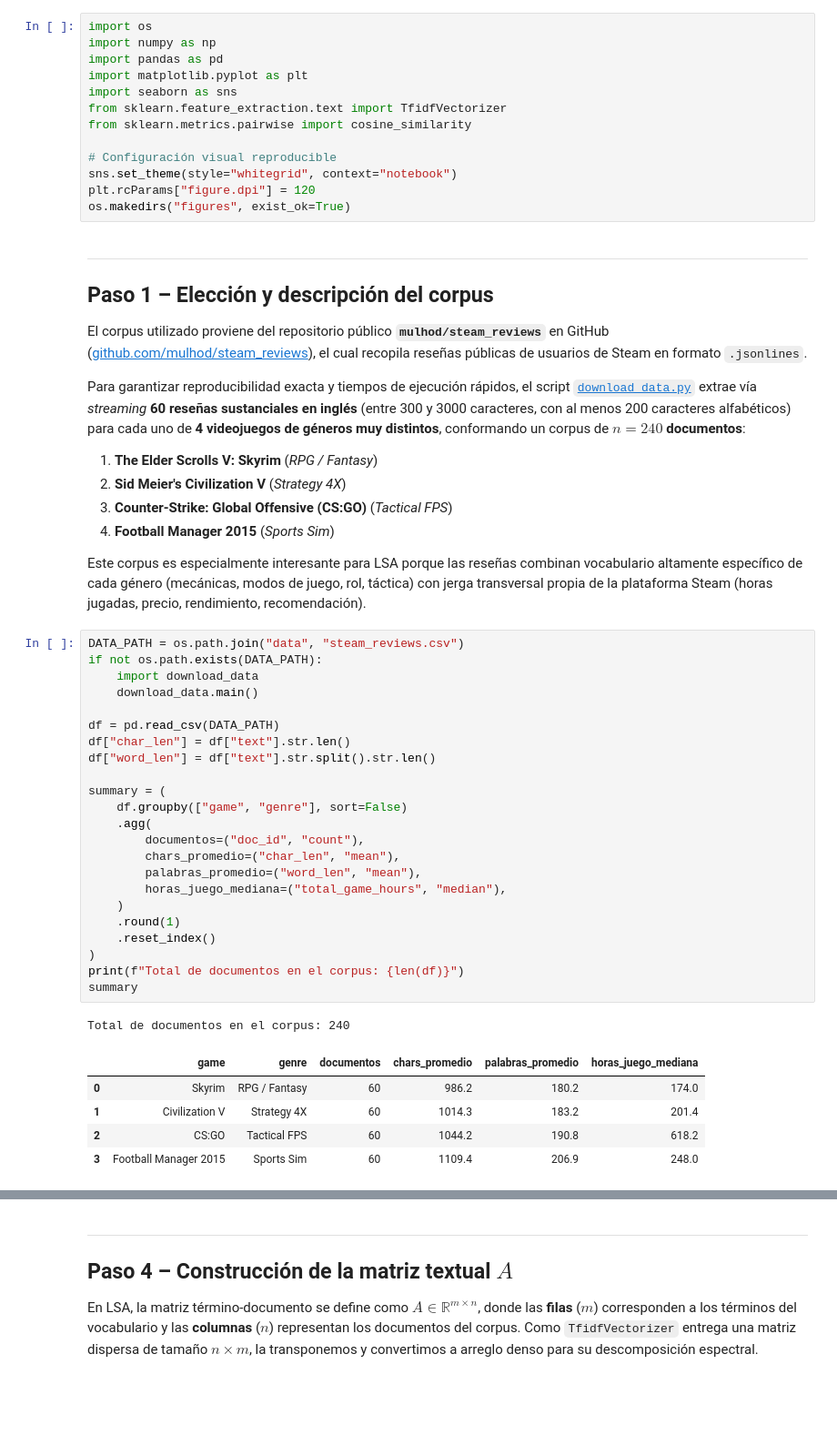
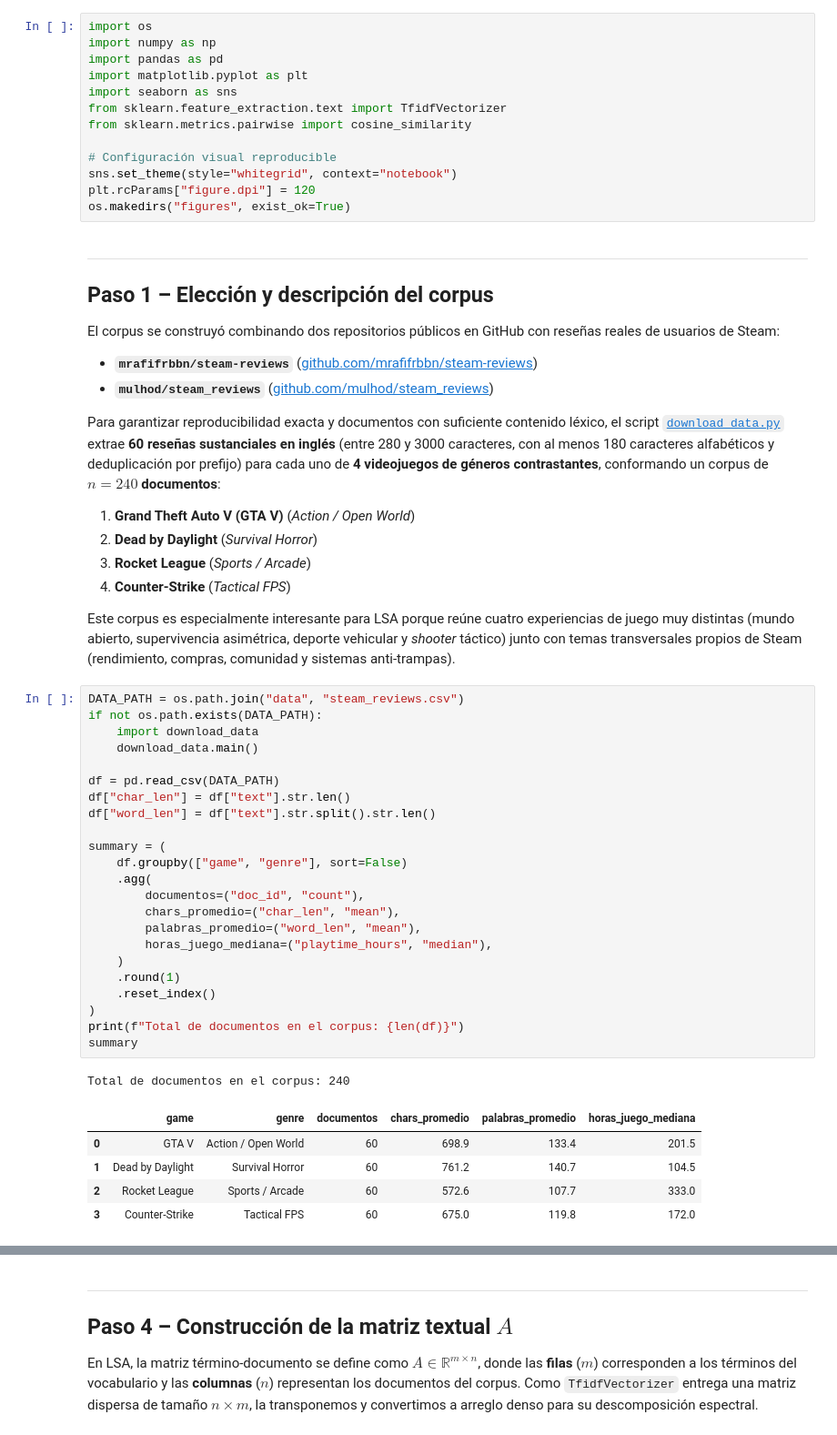
Before and after one commit to BenjaQuijada/Proyecto_algebra, a Jupyter notebook: lsa_steam_reviews.ipynb, the cells around one changed output, grey strips where cells are left out. Shown at 91% size. Saved outputs shown, nothing was run; the diff lists cells and outputs as text; blank space fills up the shorter version.

```diff
--- a/lsa_steam_reviews.ipynb
+++ b/lsa_steam_reviews.ipynb
@@ -22,46 +22,48 @@ os.makedirs("figures", exist_ok=True)
 ---
 ## Paso 1 – Elección y descripción del corpus
 
-El corpus utilizado proviene del repositorio público **`mulhod/steam_reviews`** en GitHub ([github.com/mulhod/steam_reviews](https://github.com/mulhod/steam_reviews)), el cual recopila reseñas públicas de usuarios de Steam en formato `.jsonlines`.
+El corpus se construyó combinando dos repositorios públicos en GitHub con reseñas reales de usuarios de Steam:
+- **`mrafifrbbn/steam-reviews`** ([github.com/mrafifrbbn/steam-reviews](https://github.com/mrafifrbbn/steam-reviews))
+- **`mulhod/steam_reviews`** ([github.com/mulhod/steam_reviews](https://github.com/mulhod/steam_reviews))
 
-Para garantizar reproducibilidad exacta y tiempos de ejecución rápidos, el script [`download_data.py`](download_data.py) extrae vía *streaming* **60 reseñas sustanciales en inglés** (entre 300 y 3000 caracteres, con al menos 200 caracteres alfabéticos) para cada uno de **4 videojuegos de géneros muy distintos**, conformando un corpus de **$n = 240$ documentos**:
+Para garantizar reproducibilidad exacta y documentos con suficiente contenido léxico, el script [`download_data.py`](download_data.py) extrae **60 reseñas sustanciales en inglés** (entre 280 y 3000 caracteres, con al menos 180 caracteres alfabéticos y deduplicación por prefijo) para cada uno de **4 videojuegos de géneros contrastantes**, conformando un corpus de **$n = 240$ documentos**:
 
-1. **The Elder Scrolls V: Skyrim** (*RPG / Fantasy*)
-2. **Sid Meier's Civilization V** (*Strategy 4X*)
-3. **Counter-Strike: Global Offensive (CS:GO)** (*Tactical FPS*)
-4. **Football Manager 2015** (*Sports Sim*)
+1. **Grand Theft Auto V (GTA V)** (*Action / Open World*)
+2. **Dead by Daylight** (*Survival Horror*)
+3. **Rocket League** (*Sports / Arcade*)
+4. **Counter-Strike** (*Tactical FPS*)
 
-Este corpus es especialmente interesante para LSA porque las reseñas combinan vocabulario altamente específico de cada género (mecánicas, modos de juego, rol, táctica) con jerga transversal propia de la plataforma Steam (horas jugadas, precio, rendimiento, recomendación).
+Este corpus es especialmente interesante para LSA porque reúne cuatro experiencias de juego muy distintas (mundo abierto, supervivencia asimétrica, deporte vehicular y *shooter* táctico) junto con temas transversales propios de Steam (rendimiento, compras, comunidad y sistemas anti-trampas).
 # %%
 DATA_PATH = os.path.join("data", "steam_reviews.csv")
 if not os.path.exists(DATA_PATH):
     import download_data
     download_data.main()
 
 df = pd.read_csv(DATA_PATH)
 df["char_len"] = df["text"].str.len()
 df["word_len"] = df["text"].str.split().str.len()
 
 summary = (
     df.groupby(["game", "genre"], sort=False)
     .agg(
         documentos=("doc_id", "count"),
         chars_promedio=("char_len", "mean"),
         palabras_promedio=("word_len", "mean"),
-        horas_juego_mediana=("total_game_hours", "median"),
+        horas_juego_mediana=("playtime_hours", "median"),
     )
     .round(1)
     .reset_index()
 )
 print(f"Total de documentos en el corpus: {len(df)}")
 summary
 # %% [output]
 Total de documentos en el corpus: 240
 |  | game | genre | documentos | chars_promedio | palabras_promedio | horas_juego_mediana |
-| 0 | Skyrim | RPG / Fantasy | 60 | 986.2 | 180.2 | 174.0 |
-| 1 | Civilization V | Strategy 4X | 60 | 1014.3 | 183.2 | 201.4 |
-| 2 | CS:GO | Tactical FPS | 60 | 1044.2 | 190.8 | 618.2 |
-| 3 | Football Manager 2015 | Sports Sim | 60 | 1109.4 | 206.9 | 248.0 |
+| 0 | GTA V | Action / Open World | 60 | 698.9 | 133.4 | 201.5 |
+| 1 | Dead by Daylight | Survival Horror | 60 | 761.2 | 140.7 | 104.5 |
+| 2 | Rocket League | Sports / Arcade | 60 | 572.6 | 107.7 | 333.0 |
+| 3 | Counter-Strike | Tactical FPS | 60 | 675.0 | 119.8 | 172.0 |
 # %% [markdown]
 ---
 ## Paso 2 – Hipótesis inicial
```
Also changed, not shown: parts of 20 cells of this notebook, 8 other files.
